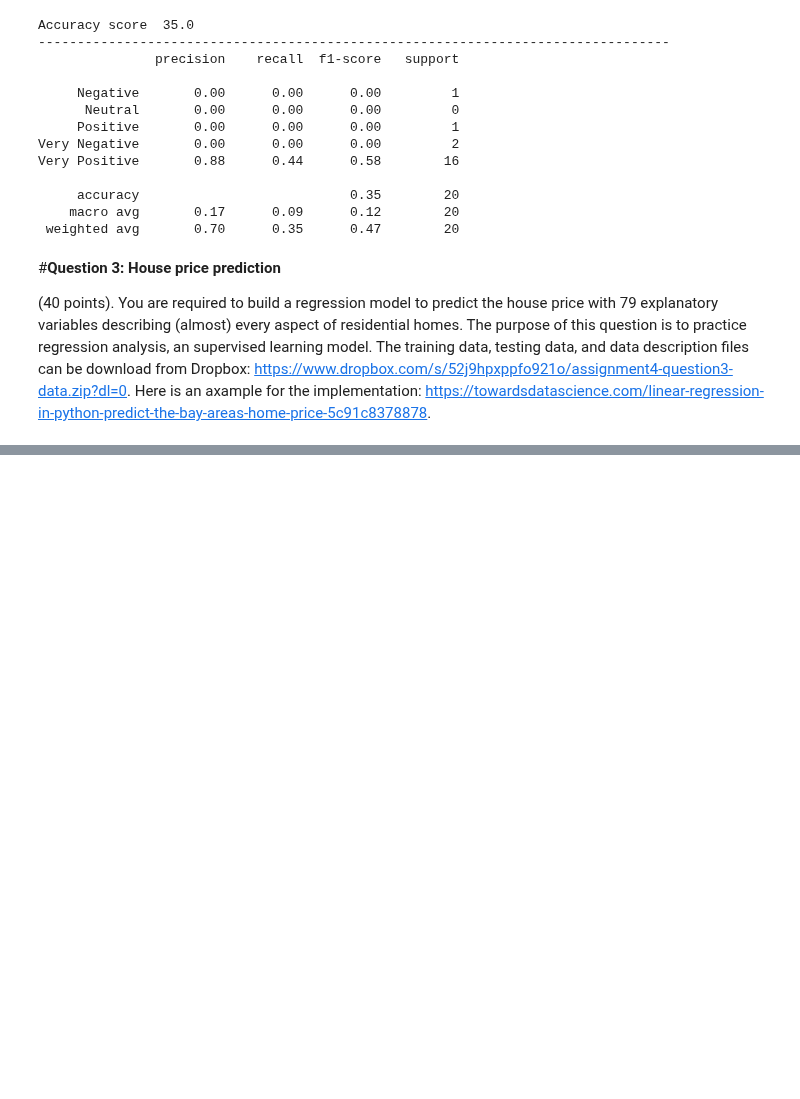
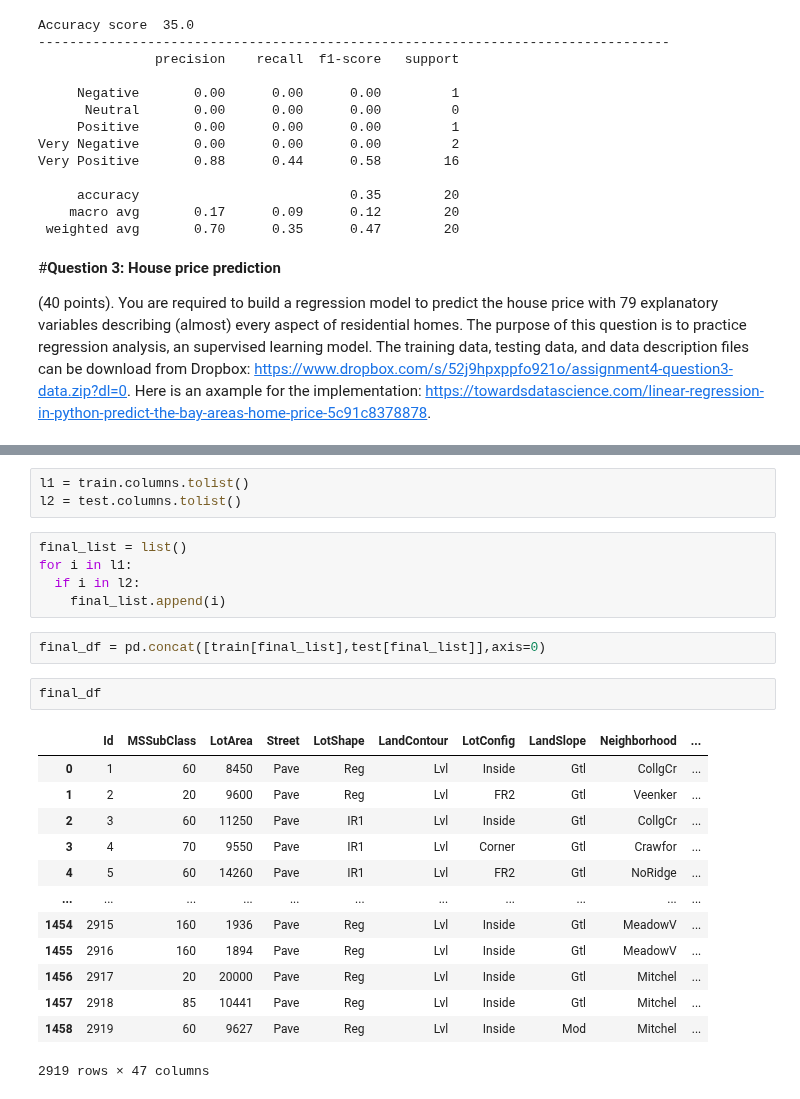
Before and after one commit to akhiltabjula/ComputationalMethodsForInformationSystems, a Jupyter notebook: AssignmentFour.ipynb, the cells around one changed output, grey strips where cells are left out. Saved outputs shown, nothing was run; the diff lists cells and outputs as text; blank space fills up the shorter version.

```diff
--- a/AssignmentFour.ipynb
+++ b/AssignmentFour.ipynb
@@ -567,0 +606,26 @@ Very Positive       0.88      0.44      0.58        16
+# %%
+l1 = train.columns.tolist()
+l2 = test.columns.tolist()
+# %%
+final_list = list()
+for i in l1:
+  if i in l2:
+    final_list.append(i)
+# %%
+final_df = pd.concat([train[final_list],test[final_list]],axis=0)
+# %%
+final_df
+# %% [output]
+|  | Id | MSSubClass | LotArea | Street | LotShape | LandContour | LotConfig | LandSlope | Neighborhood | ... |
+| 0 | 1 | 60 | 8450 | Pave | Reg | Lvl | Inside | Gtl | CollgCr | ... |
+| 1 | 2 | 20 | 9600 | Pave | Reg | Lvl | FR2 | Gtl | Veenker | ... |
+| 2 | 3 | 60 | 11250 | Pave | IR1 | Lvl | Inside | Gtl | CollgCr | ... |
+| 3 | 4 | 70 | 9550 | Pave | IR1 | Lvl | Corner | Gtl | Crawfor | ... |
+| 4 | 5 | 60 | 14260 | Pave | IR1 | Lvl | FR2 | Gtl | NoRidge | ... |
+| ... | ... | ... | ... | ... | ... | ... | ... | ... | ... | ... |
+| 1454 | 2915 | 160 | 1936 | Pave | Reg | Lvl | Inside | Gtl | MeadowV | ... |
+| 1455 | 2916 | 160 | 1894 | Pave | Reg | Lvl | Inside | Gtl | MeadowV | ... |
+| 1456 | 2917 | 20 | 20000 | Pave | Reg | Lvl | Inside | Gtl | Mitchel | ... |
+| 1457 | 2918 | 85 | 10441 | Pave | Reg | Lvl | Inside | Gtl | Mitchel | ... |
+| 1458 | 2919 | 60 | 9627 | Pave | Reg | Lvl | Inside | Mod | Mitchel | ... |
+2919 rows × 47 columns
```
Also changed, not shown: parts of 21 cells of this notebook.
